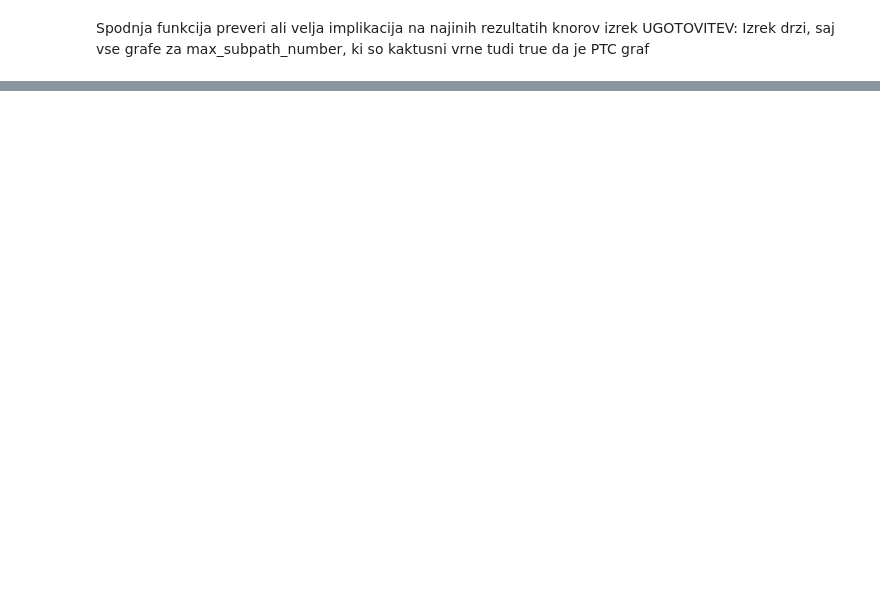
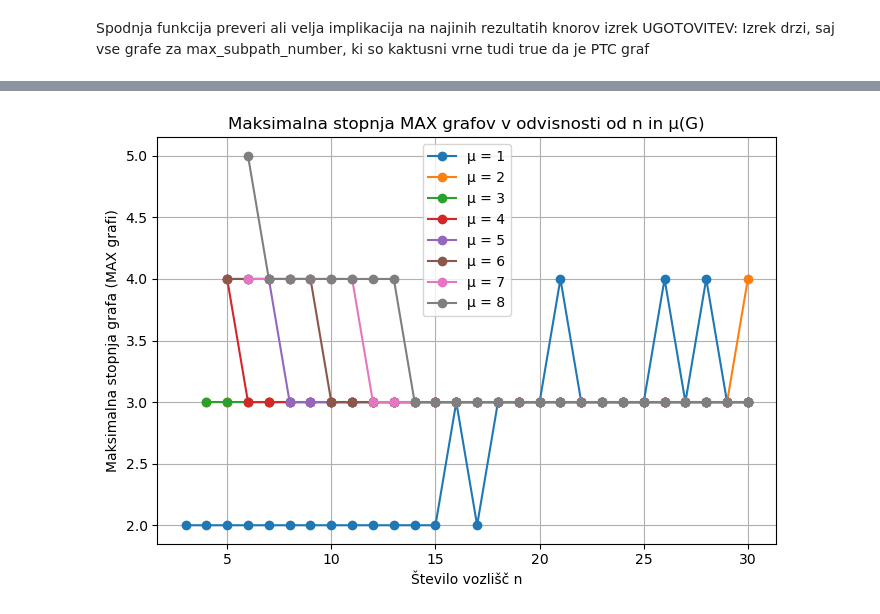
Before and after one commit to jan-maradin/Subpath-number-prescribed-cyclomatic-number, a Jupyter notebook: 2_del/pregledovanje_lastnosti_subpath.ipynb, the cells around one changed output, grey strips where cells are left out. Cells and saved outputs as stored; diff of their text form; code cells hidden in the pictures; blank space fills up the shorter version.

```diff
--- a/2_del/pregledovanje_lastnosti_subpath.ipynb
+++ b/2_del/pregledovanje_lastnosti_subpath.ipynb
@@ -150,0 +373,31 @@ Vse OK: kjer je KAKTUS_max = true, je tudi PTC_max = true.
+# %%
+import pandas as pd
+import matplotlib.pyplot as plt
+
+df = pd.read_csv("pregledovanje_lastnosti_subpath.csv")
+
+# tipi
+df["n"] = df["n"].astype(int)
+df["µ(G)"] = df["µ(G)"].astype(int)
+df["MAX_DEG_max"] = pd.to_numeric(df["MAX_DEG_max"], errors="coerce")
+
+plt.figure(figsize=(7,5))
+
+for mu in sorted(df["µ(G)"].unique()):
+    sub = df[df["µ(G)"] == mu].sort_values("n")
+    plt.plot(
+        sub["n"],
+        sub["MAX_DEG_max"],
+        marker="o",
+        label=f"µ = {mu}"
+    )
+
+plt.xlabel("Število vozlišč n")
+plt.ylabel("Maksimalna stopnja grafa (MAX grafi)")
+plt.title("Maksimalna stopnja MAX grafov v odvisnosti od n in µ(G)")
+plt.legend()
+plt.grid(True)
+plt.tight_layout()
+plt.show()
+# %% [output]
+[figure, added]
```
Also changed, not shown: parts of 7 cells of this notebook, 5 other files.
